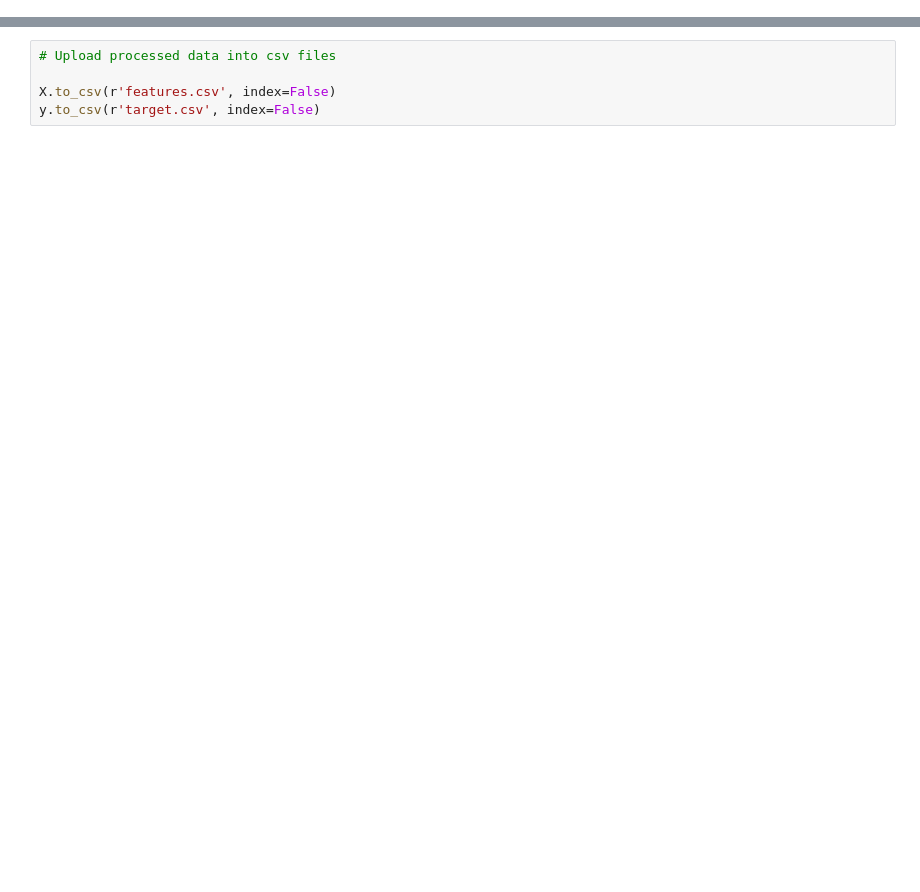
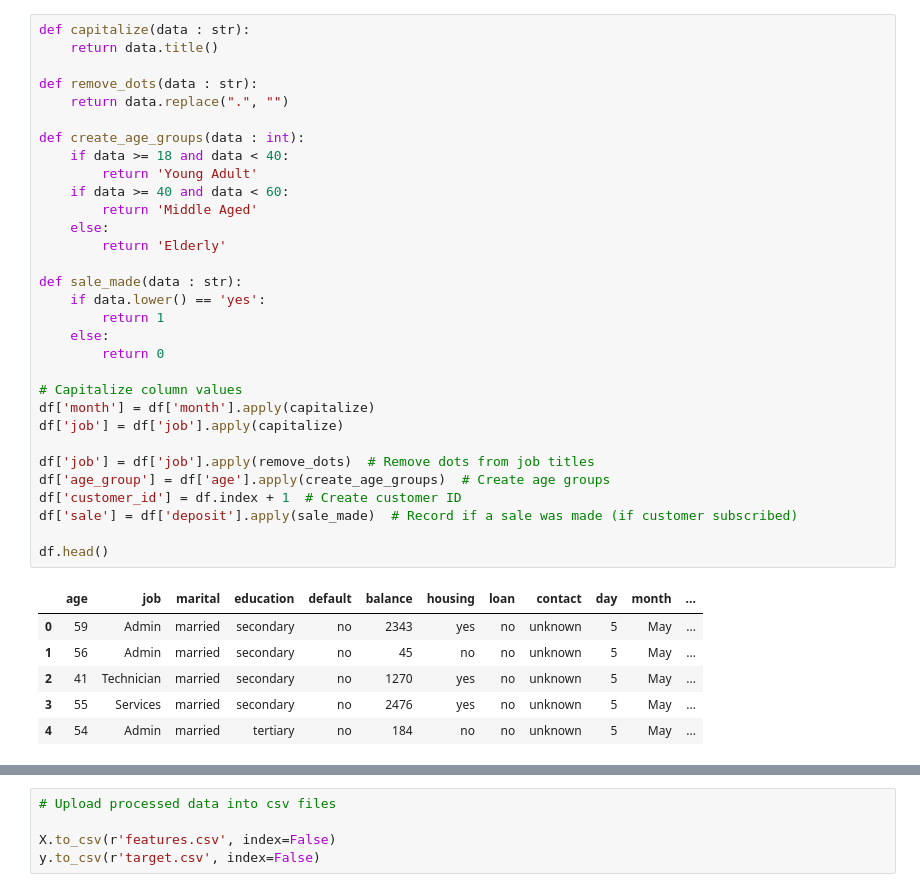
Before and after one commit to Lesego-1/Django-E-t-E-Project, a Jupyter notebook: myproject/notebooks/processing.ipynb, the cells around one changed output, grey strips where cells are left out. Saved outputs shown, nothing was run; the diff lists cells and outputs as text; blank space fills up the shorter version.

```diff
--- a/myproject/notebooks/processing.ipynb
+++ b/myproject/notebooks/processing.ipynb
@@ -15,0 +16,38 @@ df.head()
+# %%
+def capitalize(data : str):
+    return data.title()
+
+def remove_dots(data : str):
+    return data.replace(".", "")
+
+def create_age_groups(data : int):
+    if data >= 18 and data < 40:
+        return 'Young Adult'
+    if data >= 40 and data < 60:
+        return 'Middle Aged'
+    else:
+        return 'Elderly'
+
+def sale_made(data : str):
+    if data.lower() == 'yes':
+        return 1
+    else:
+        return 0
+
+# Capitalize column values
+df['month'] = df['month'].apply(capitalize)
+df['job'] = df['job'].apply(capitalize)
+
+df['job'] = df['job'].apply(remove_dots)  # Remove dots from job titles
+df['age_group'] = df['age'].apply(create_age_groups)  # Create age groups
+df['customer_id'] = df.index + 1  # Create customer ID
+df['sale'] = df['deposit'].apply(sale_made)  # Record if a sale was made (if customer subscribed)
+
+df.head()
+# %% [output]
+|  | age | job | marital | education | default | balance | housing | loan | contact | day | month | ... |
+| 0 | 59 | Admin | married | secondary | no | 2343 | yes | no | unknown | 5 | May | ... |
+| 1 | 56 | Admin | married | secondary | no | 45 | no | no | unknown | 5 | May | ... |
+| 2 | 41 | Technician | married | secondary | no | 1270 | yes | no | unknown | 5 | May | ... |
+| 3 | 55 | Services | married | secondary | no | 2476 | yes | no | unknown | 5 | May | ... |
+| 4 | 54 | Admin | married | tertiary | no | 184 | no | no | unknown | 5 | May | ... |
```
Also changed, not shown: parts of 11 cells of this notebook, 32 other files.
